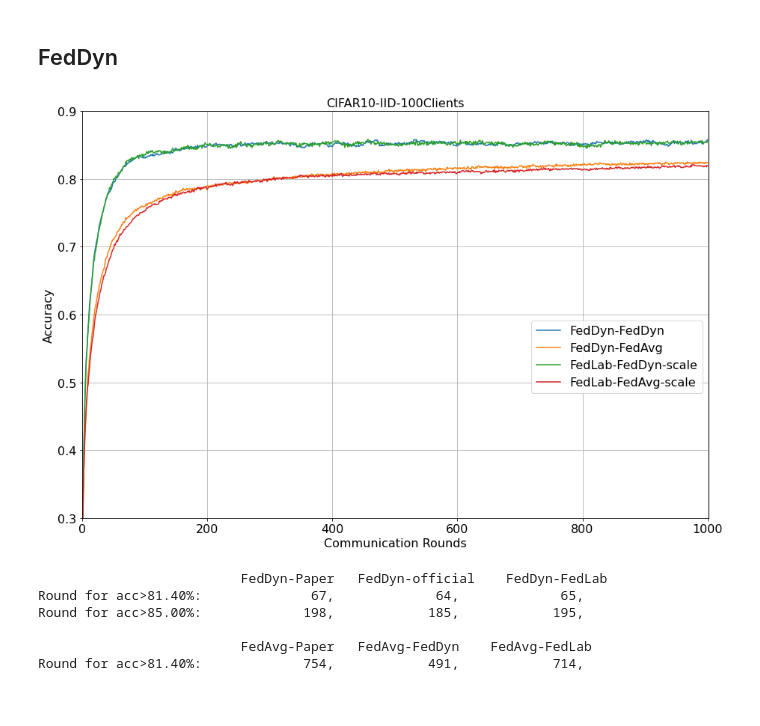
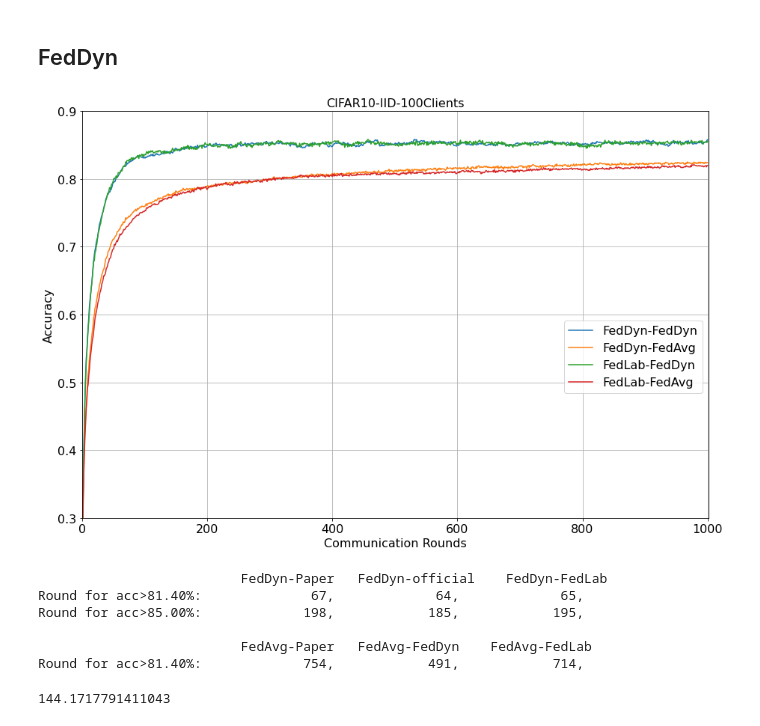
Before and after one commit to SMILELab-FL/FedLab-benchmarks, a Jupyter notebook: fedlab_benchmarks/feddyn/try-feddyn.ipynb, the cells around one changed output. Cells and saved outputs as stored; diff of their text form; code cells hidden in the pictures.

```diff
--- a/fedlab_benchmarks/feddyn/try-feddyn.ipynb
+++ b/fedlab_benchmarks/feddyn/try-feddyn.ipynb
@@ -79,23 +79,23 @@ total_round_num = len(fedlab_feddyn_acc)
 # %%
 plt.figure(figsize=(15, 10))
 plt.plot(np.arange(total_round_num)+1, feddyn_feddyn_acc, label='FedDyn-FedDyn')
 plt.plot(np.arange(total_round_num)+1, feddyn_fedavg_acc, label='FedDyn-FedAvg')
-plt.plot(np.arange(total_round_num)+1, fedlab_feddyn_acc, label='FedLab-FedDyn-scale')
-plt.plot(np.arange(total_round_num)+1, fedlab_fedavg_acc, label='FedLab-FedAvg-scale')
+plt.plot(np.arange(total_round_num)+1, fedlab_feddyn_acc, label='FedLab-FedDyn')
+plt.plot(np.arange(total_round_num)+1, fedlab_fedavg_acc, label='FedLab-FedAvg')
 
 plt.ylabel('Accuracy', fontsize=16)
 plt.xlabel('Communication Rounds', fontsize=16)
 plt.legend(fontsize=16, loc='best', bbox_to_anchor=(0.5, 0., 0.5, 0.5))
 plt.xlim([0, total_round_num + 1])
 plt.ylim([0.3, 0.9])
 plt.title('CIFAR10-IID-100Clients', fontsize=16)
 plt.xticks(fontsize=16)
 plt.yticks(np.arange(0.3, 0.95, step=0.1),fontsize=16)
 plt.grid(True)
-# plt.savefig('./Output/CIFAR10_100_iid_plots.png', dpi=1000, bbox_inches='tight')
-# plt.show()
+plt.savefig('./Output/CIFAR10_100_iid_plots.png', dpi=1000, bbox_inches='tight')
+plt.show()
 # %% [output]
-[figure, old version]
+[figure, new version]
 # %%
 acc1 = 0.814
 acc2 = 0.85
@@ -130,3 +130,8 @@ Round for acc>85.00%:             198,            185,            195,
 
                           FedAvg-Paper   FedAvg-FedDyn    FedAvg-FedLab
 Round for acc>81.40%:             754,            491,            714,
+# %%
+# 21:26:48 - 23:00:40 ==== 652 round
+((23-22)*3600 + (60-26)*60)/652 *1000/60
+# %% [output]
+144.1717791411043
```
Also changed, not shown: 4 other files.
